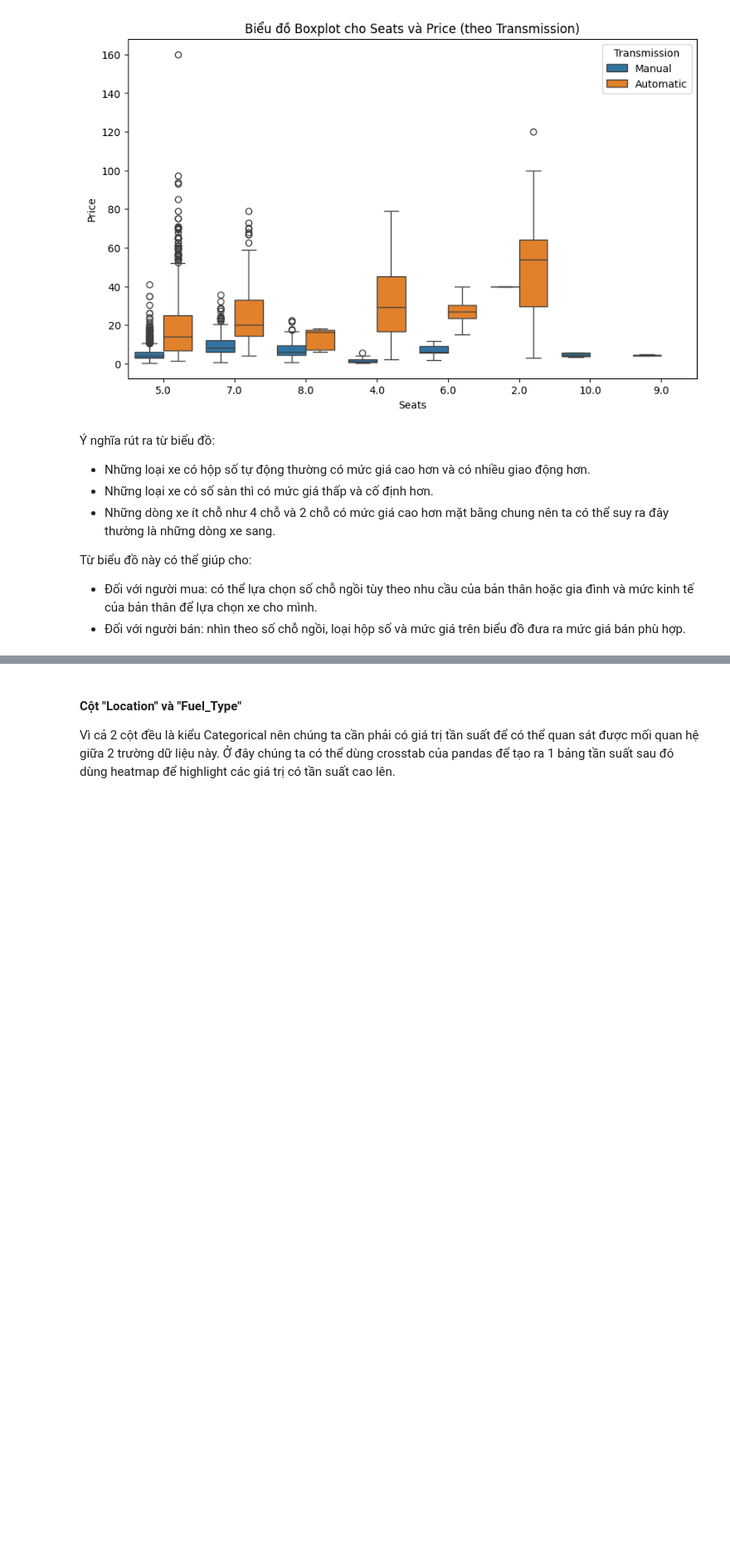
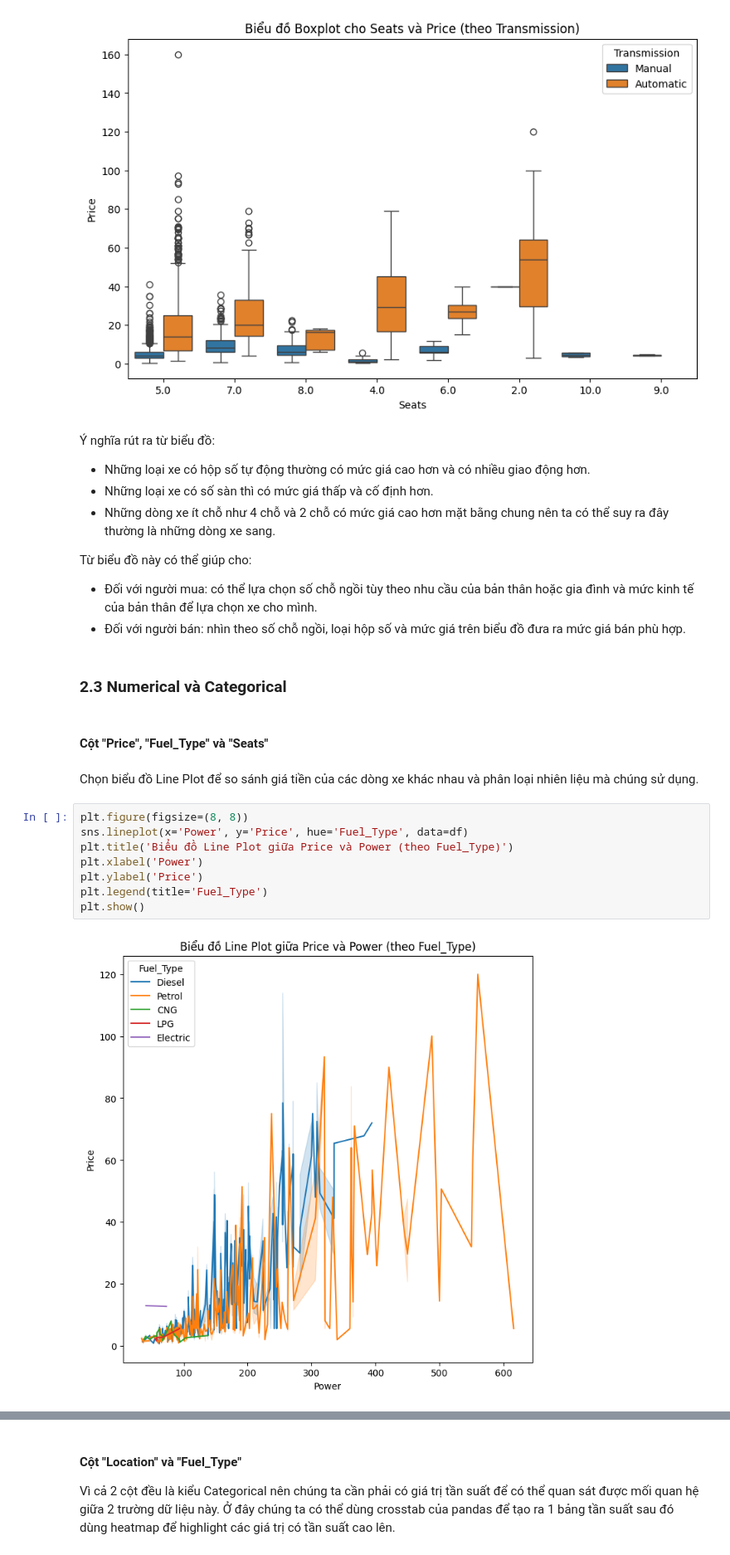
Before and after one commit to Hoangnhan1708/visualize-cars-analysis-project, a Jupyter notebook: notebooks/visualization.ipynb, the cells around one changed output, grey strips where cells are left out. Shown at 83% size. Drawn from its saved outputs; the diff is of its cells as text; blank space fills up the shorter version.

Commit message:
added 2 charts

```diff
--- a/notebooks/visualization.ipynb
+++ b/notebooks/visualization.ipynb
@@ -177,3 +177,19 @@ plt.show()
 Từ biểu đồ này có thể giúp cho:
 - Đối với người mua: có thể lựa chọn số chỗ ngồi tùy theo nhu cầu của bản thân hoặc gia đình và mức kinh tế của bản thân để lựa chọn xe cho mình.
 - Đối với người bán: nhìn theo số chỗ ngồi, loại hộp số và mức giá trên biểu đồ đưa ra mức giá bán phù hợp.
+# %% [markdown]
+### 2.3 Numerical và Categorical
+# %% [markdown]
+#### Cột "Price", "Fuel_Type" và "Seats"
+# %% [markdown]
+Chọn biểu đồ Line Plot để so sánh giá tiền của các dòng xe khác nhau và phân loại nhiên liệu mà chúng sử dụng.
+# %%
+plt.figure(figsize=(8, 8))
+sns.lineplot(x='Power', y='Price', hue='Fuel_Type', data=df)
+plt.title('Biểu đồ Line Plot giữa Price và Power (theo Fuel_Type)')
+plt.xlabel('Power')
+plt.ylabel('Price')
+plt.legend(title='Fuel_Type')
+plt.show()
+# %% [output]
+[figure, added]
```
Also changed, not shown: parts of 8 cells of this notebook, 1 other file.
